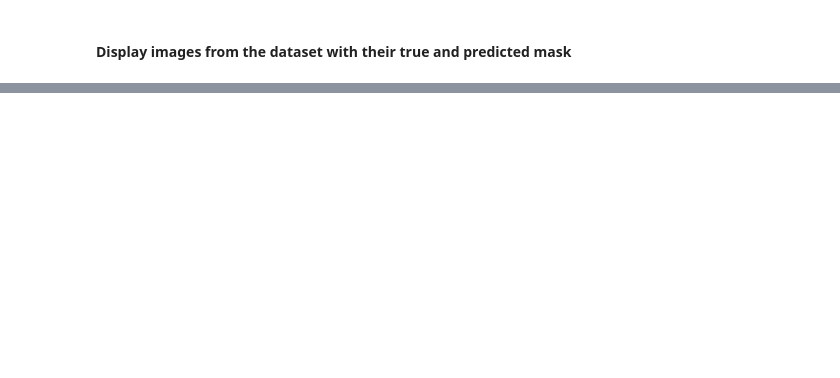
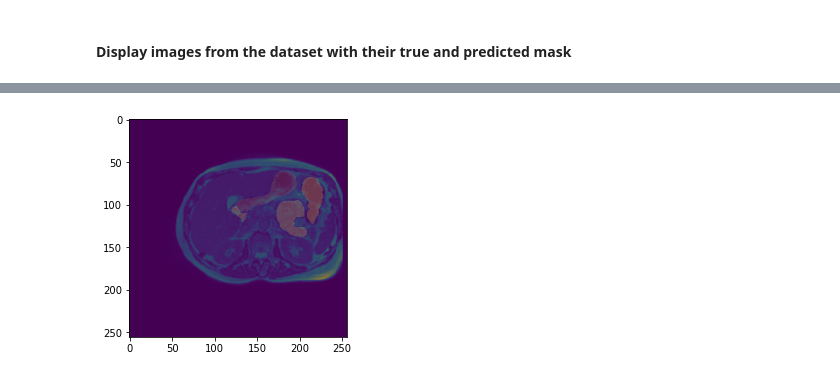
Before and after one commit to dturnover/GI-Tract-Image-Segmentation, a Jupyter notebook: Capstone.ipynb, the cells around one changed output, grey strips where cells are left out. Saved outputs shown, nothing was run; the diff lists cells and outputs as text; code cells hidden in the pictures; blank space fills up the shorter version.

```diff
--- a/Capstone.ipynb
+++ b/Capstone.ipynb
@@ -51,9 +50,13 @@ def create_multiclass_mask(rle_list, original_shape, target_shape):
         # decode he rle mask into a binary mask
         mask = rle_to_binary(rle, original_shape)
 
-        # reshape the mask to so that it matches the target
-        resized = resize(mask, target_shape, preserve_range=True, mode='reflect', anti_aliasing=True)
-        masks.append(resized)
+        # reshape the mask to match the target while preserve aspect ratio
+        mask_img = Image.fromarray(mask)
+        mask_img.thumbnail(target_shape, Image.ANTIALIAS)
+
+        mask = np.array(mask_img)
+
+        masks.append(mask)
 
     return np.stack(masks, axis=-1)
 # %% [markdown]
@@ -61,5 +64,9 @@ def create_multiclass_mask(rle_list, original_shape, target_shape):
 # %%
 def custom_datagen(gdf, dir, batch_size, target_size):
+
+    # for now
+    dir2 = 'train'
+
 
     # create the image data generator, for now only normalizing as a preprocessing step
     datagen = ImageDataGenerator(rescale=1/255)
@@ -87,7 +94,7 @@ def custom_datagen(gdf, dir, batch_size, target_size):
             day = sections[0] + '_' + sections[1]
             slice = sections[2] + '_' + sections[3]
 
-            pattern = os.path.join(dir, case, day, "scans", f"{slice}*.png")
+            pattern = os.path.join(dir, dir2, case, day, "scans", f"{slice}*.png")
             file = glob.glob(pattern)[0]
 
             # load the image and correct its size
@@ -143,14 +152,14 @@ def make_unet(input_size, num_classes=3):
 # %%
-# read the csv file into a dataframe and convert it into a groupby object to keep our images grouped by id
-df = pd.read_csv('./Dataset/train.csv')
+# dataset directory
+dir = 'Dataset'
+
+# read the csv file into a dataframe and convert it into a groupby object to keep our rows grouped by id
+df = pd.read_csv(os.path.join('.', dir, 'train.csv'))
 df['segmentation'] = df['segmentation'].fillna('0')
 
 grouped_df = df.groupby('id')
 
-# dataset directory
-dir = '.\\Dataset\\train'
-
-batch_size = 32
+batch_size = 2
 target_size = 256
 
 # steps per epoch is typically train_length / batch_size to use all data points
@@ -164,5 +175,5 @@ model = make_unet(input_size=(target_size, target_size, 1), num_classes=3)
 model.compile(optimizer='adam', loss='categorical_crossentropy', metrics=['accuracy'])
 # %%
 # for debugging purposes we'll pass 5 steps_per_epoch rather than our calculated value
-model.fit(train_generator, steps_per_epoch=5, batch_size=batch_size, epochs=1)
+model.fit(train_generator, steps_per_epoch=100, batch_size=batch_size, epochs=5)
 # %% [output]
@@ -252,0 +228,8 @@ for i in range(3):
+# %%
+plt.imshow(test_images[0][1])
+plt.imshow(tmask_1, alpha=0.3)
+plt.imshow(tmask_2, alpha=0.2)
+plt.imshow(tmask_3, alpha=0.1)
+plt.show()
+# %% [output]
+[figure, added]
```
Also changed, not shown: parts of 20 cells of this notebook.
